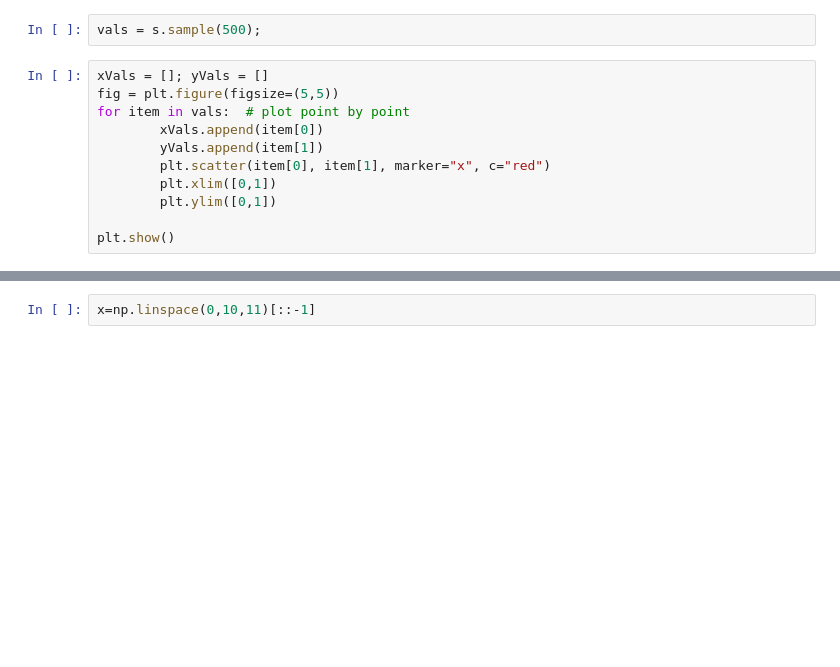
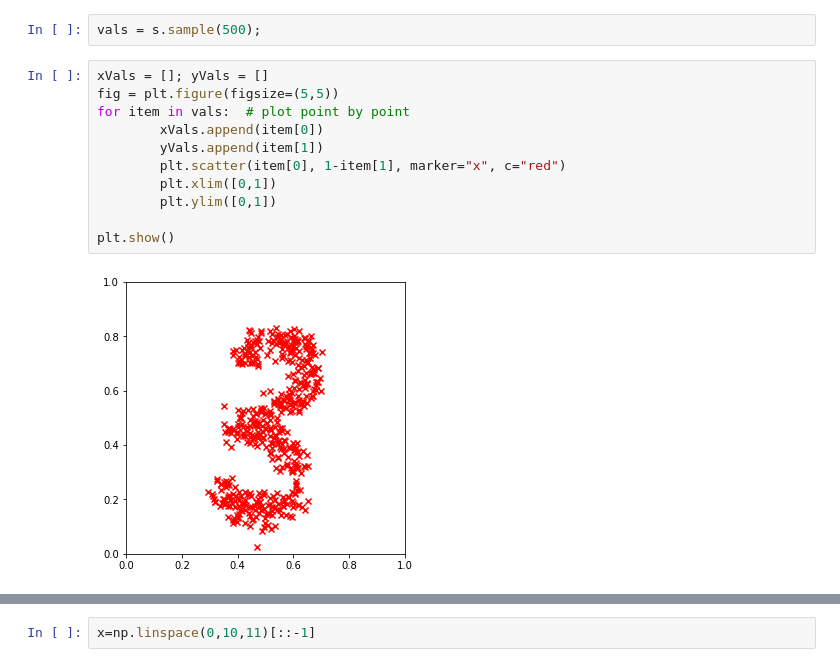
Before and after one commit to bruno-31/diff-game, a Jupyter notebook: custom_multivariate_pdf.ipynb, the cells around one changed output, grey strips where cells are left out. Cells and saved outputs as stored; diff of their text form; blank space fills up the shorter version.

```diff
--- a/custom_multivariate_pdf.ipynb
+++ b/custom_multivariate_pdf.ipynb
@@ -31,14 +31,16 @@ vals = s.sample(500);
 # %%
 xVals = []; yVals = []
 fig = plt.figure(figsize=(5,5))
 for item in vals:  # plot point by point
         xVals.append(item[0])
         yVals.append(item[1])
-        plt.scatter(item[0], item[1], marker="x", c="red")
+        plt.scatter(item[0], 1-item[1], marker="x", c="red")
         plt.xlim([0,1])
         plt.ylim([0,1])
 
 plt.show()
+# %% [output]
+[figure, added]
 # %%
 plt.imshow(im,cmap='gray')
 plt.show()
```
Also changed, not shown: parts of 3 cells of this notebook, 6 other files.
